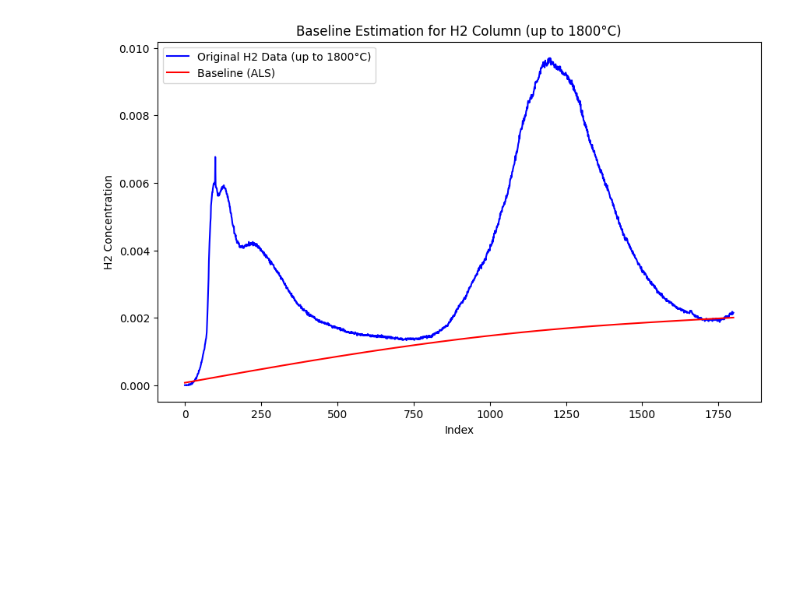
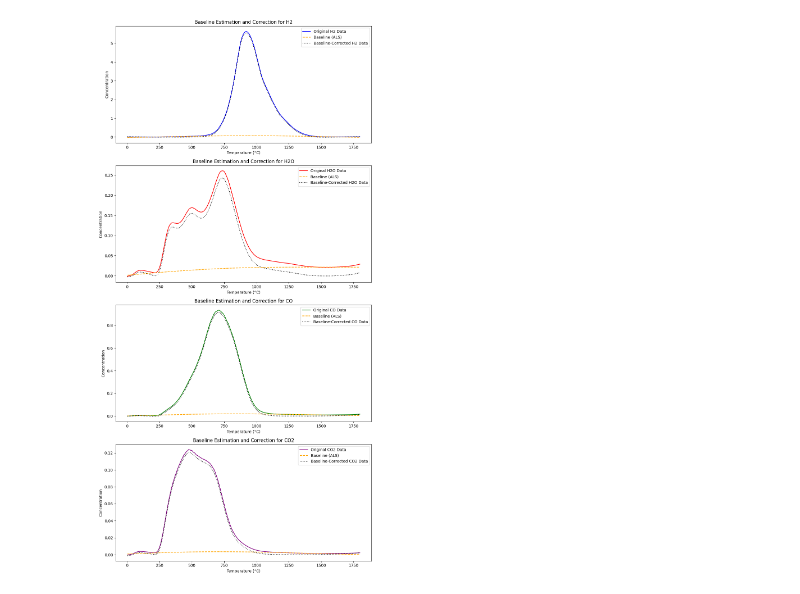
Before and after one commit to shimishiun3/Bulk_Modulus, a Jupyter notebook: Peak_analysis/Peak_analyzer.ipynb, the cells around one changed output. Cells and saved outputs as stored; diff of their text form; code cells hidden in the pictures; blank space fills up the shorter version.

```diff
--- a/Peak_analysis/Peak_analyzer.ipynb
+++ b/Peak_analysis/Peak_analyzer.ipynb
@@ -162,37 +66,49 @@ H2O            360.0    -177.0
 # %%
 import numpy as np
 import pandas as pd
 from scipy.sparse import csc_matrix, spdiags
 from scipy.sparse.linalg import spsolve
 import matplotlib.pyplot as plt
 
 # Baseline ALS function
-def baseline_als(y, lam, p, niter=10):
+def baseline_als(y, lam=1e9, p=0.001, niter=10):
     L = len(y)
     D = csc_matrix(np.diff(np.eye(L), 2))
     w = np.ones(L)
     for i in range(niter):
         W = spdiags(w, 0, L, L)
         Z = W + lam * D.dot(D.transpose())
         z = spsolve(Z, w * y)
         w = p * (y > z) + (1 - p) * (y < z)
     return z
 
-# Filter data up to 1800 degrees in the 'Temp.' column
-filtered_data = data[data['Temp.'] <= 1800]
-h2_filtered = filtered_data['H2'].values
+# 温度データ
+x = data['Temp.']
 
-# Apply the baseline ALS on the filtered H2 data
-baseline_h2_filtered = baseline_als(h2_filtered, lam=1e9, p=0.001)
+# Baseline correction for each smoothed data series
+corrected_data = {}
+baselines = {}
+for gas in ['H2', 'H2O', 'CO', 'CO2']:
+    original_data = smoothed_data[gas]
+    baseline = baseline_als(original_data)
+    corrected = original_data - baseline
+    baselines[gas] = baseline
+    corrected_data[gas] = corrected
 
-# Plot the filtered original data and the estimated baseline
-plt.figure(figsize=(10, 6))
-plt.plot(h2_filtered, label='Original H2 Data (up to 1800°C)', color='blue')
-plt.plot(baseline_h2_filtered, label='Baseline (ALS)', color='red')
-plt.xlabel('Index')
-plt.ylabel('H2 Concentration')
-plt.title('Baseline Estimation for H2 Column (up to 1800°C)')
-plt.legend()
+# Plotting original, baseline, and corrected data for each gas with temperature on the x-axis
+fig, axs = plt.subplots(4, 1, figsize=(10, 20))
+colors = {'H2': 'blue', 'H2O': 'red', 'CO': 'green', 'CO2': 'purple'}
+
+for i, (gas, color) in enumerate(colors.items()):
+    axs[i].plot(x, smoothed_data[gas], label=f'Original {gas} Data', color=color)
+    axs[i].plot(x, baselines[gas], label='Baseline (ALS)', linestyle='--', color='orange')
+    axs[i].plot(x, corrected_data[gas], label=f'Baseline-Corrected {gas} Data', linestyle=':', color='black')
+    axs[i].set_title(f'Baseline Estimation and Correction for {gas}')
+    axs[i].set_xlabel('Temperature (°C)')
+    axs[i].set_ylabel('Concentration')
+    axs[i].legend()
+
+plt.tight_layout()
 plt.show()
 # %% [output]
-[figure, old version]
+[figure, new version]
```
Also changed, not shown: parts of 8 cells of this notebook.
